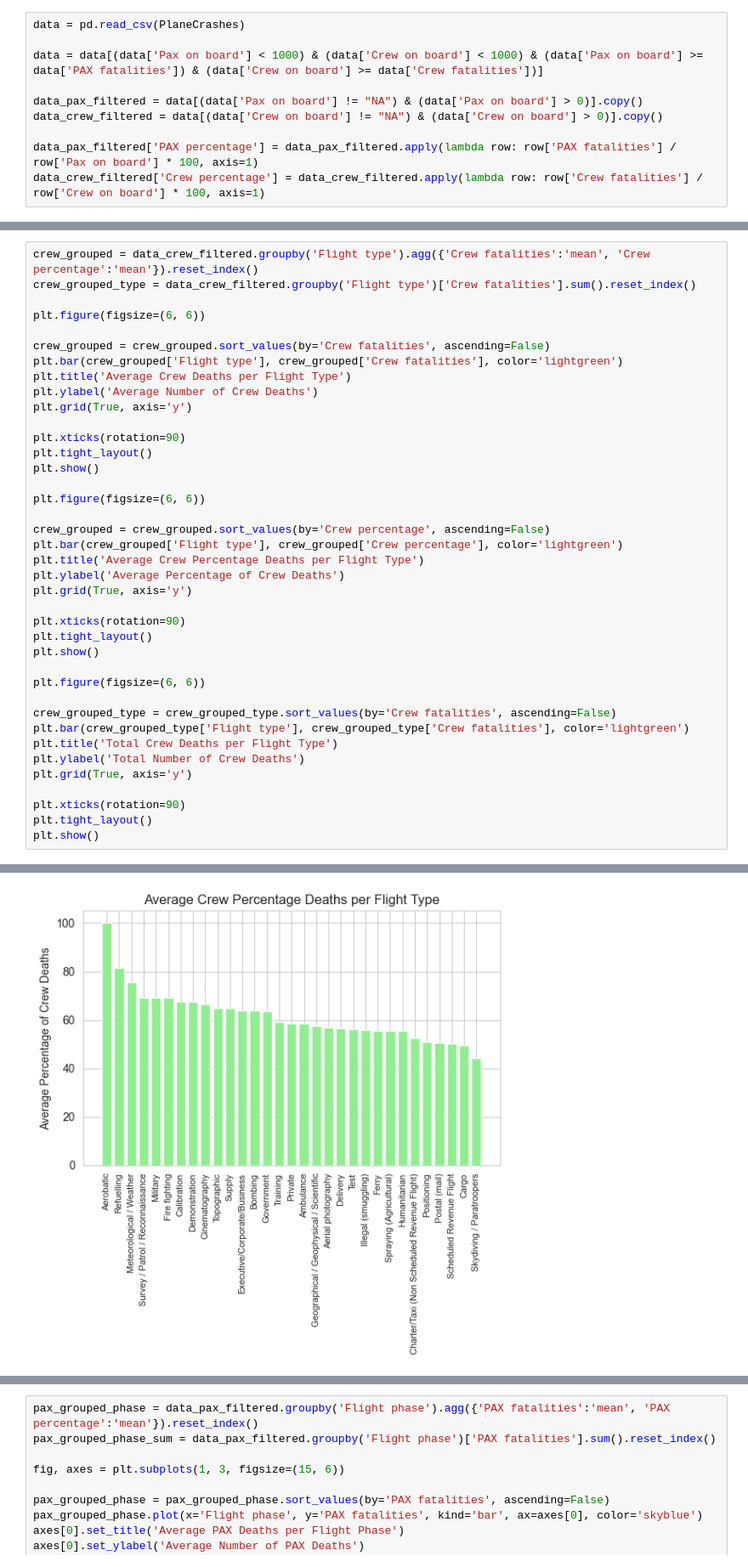
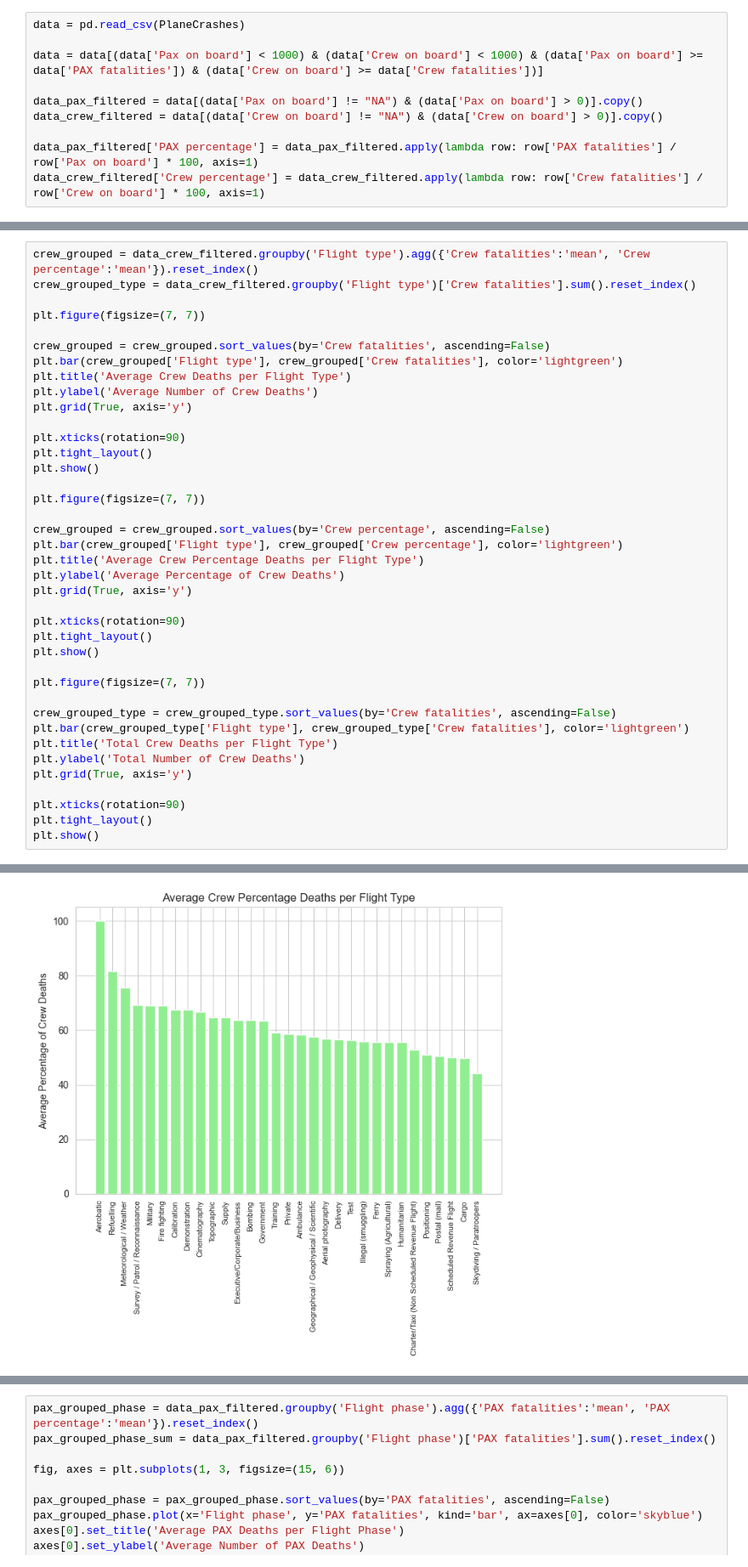
Before and after one commit to NikUlj/PR24NUJRSLSTKKM, a Jupyter notebook: PR24NUJRSLSTKKM.ipynb, the cells around one changed output, grey strips where cells are left out. Shown at 85% size. Saved outputs shown, nothing was run; the diff lists cells and outputs as text.

```diff
--- a/PR24NUJRSLSTKKM.ipynb
+++ b/PR24NUJRSLSTKKM.ipynb
@@ -240,7 +240,7 @@ plt.show()
 crew_grouped = data_crew_filtered.groupby('Flight type').agg({'Crew fatalities':'mean', 'Crew percentage':'mean'}).reset_index()
 crew_grouped_type = data_crew_filtered.groupby('Flight type')['Crew fatalities'].sum().reset_index()
 
-plt.figure(figsize=(6, 6))
+plt.figure(figsize=(7, 7))
 
 crew_grouped = crew_grouped.sort_values(by='Crew fatalities', ascending=False)
 plt.bar(crew_grouped['Flight type'], crew_grouped['Crew fatalities'], color='lightgreen')
@@ -252,7 +252,7 @@ plt.xticks(rotation=90)
 plt.tight_layout()
 plt.show()
 
-plt.figure(figsize=(6, 6))
+plt.figure(figsize=(7, 7))
 
 crew_grouped = crew_grouped.sort_values(by='Crew percentage', ascending=False)
 plt.bar(crew_grouped['Flight type'], crew_grouped['Crew percentage'], color='lightgreen')
@@ -264,7 +264,7 @@ plt.xticks(rotation=90)
 plt.tight_layout()
 plt.show()
 
-plt.figure(figsize=(6, 6))
+plt.figure(figsize=(7, 7))
 
 crew_grouped_type = crew_grouped_type.sort_values(by='Crew fatalities', ascending=False)
 plt.bar(crew_grouped_type['Flight type'], crew_grouped_type['Crew fatalities'], color='lightgreen')
@@ -280 +280 @@ plt.show()
-[figure, old version]
+[figure, new version]
```
Also changed, not shown: parts of 2 cells of this notebook.
